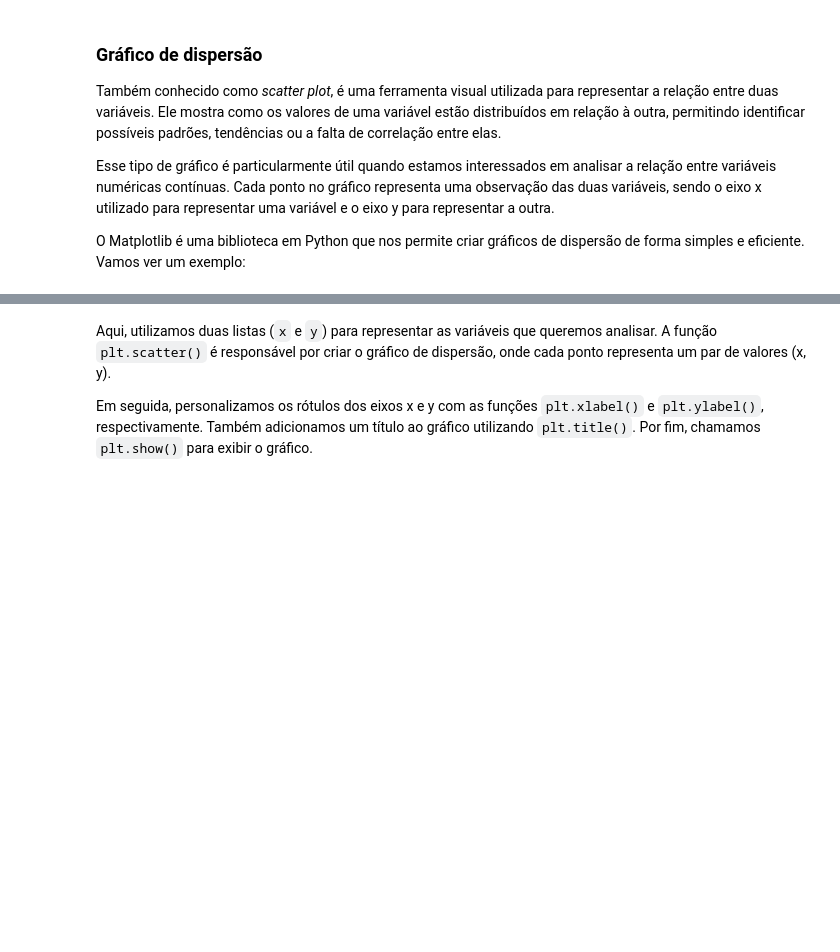
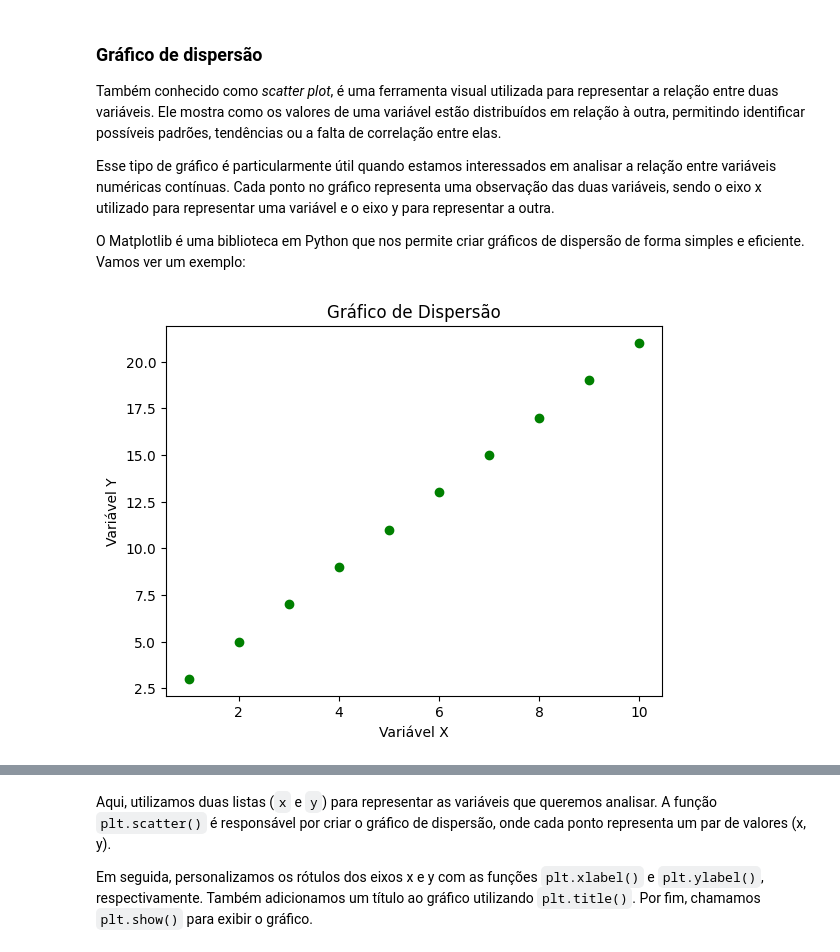
Before and after one commit to eduardovergine/Introducao-aCiencia-de-Dados, a Jupyter notebook: Estudo_Dirigido_Visualizacao_Dados.ipynb, the cells around one changed output, grey strips where cells are left out. Saved outputs shown, nothing was run; the diff lists cells and outputs as text; code cells hidden in the pictures; blank space fills up the shorter version.

```diff
--- a/Estudo_Dirigido_Visualizacao_Dados.ipynb
+++ b/Estudo_Dirigido_Visualizacao_Dados.ipynb
@@ -464,19 +466,21 @@ O Matplotlib é uma biblioteca em Python que nos permite criar gráficos de disp
 # %%
 # Dados de exemplo
 x = [1, 2, 3, 4, 5, 6, 7, 8, 9, 10]
 y = [3, 5, 7, 9, 11, 13, 15, 17, 19, 21]
 
 # Personalização dos rótulos e título
 plt.xlabel('Variável X')
 plt.ylabel('Variável Y')
 plt.title('Gráfico de Dispersão')
 
 # Criação do gráfico de dispersão
-plt.scatter(x, y)                             #plt.scatter(x, y, color='green')
+plt.scatter(x, y, color='green')
 plt.grid(False)
 
 # Exibição do gráfico
 plt.show()
+# %% [output]
+[figure, added]
 # %%
 # Dados de exemplo
 x = [1, 2, 3, 4, 5, 6, 7, 8, 9, 10]
```
Also changed, not shown: parts of 20 cells of this notebook.
